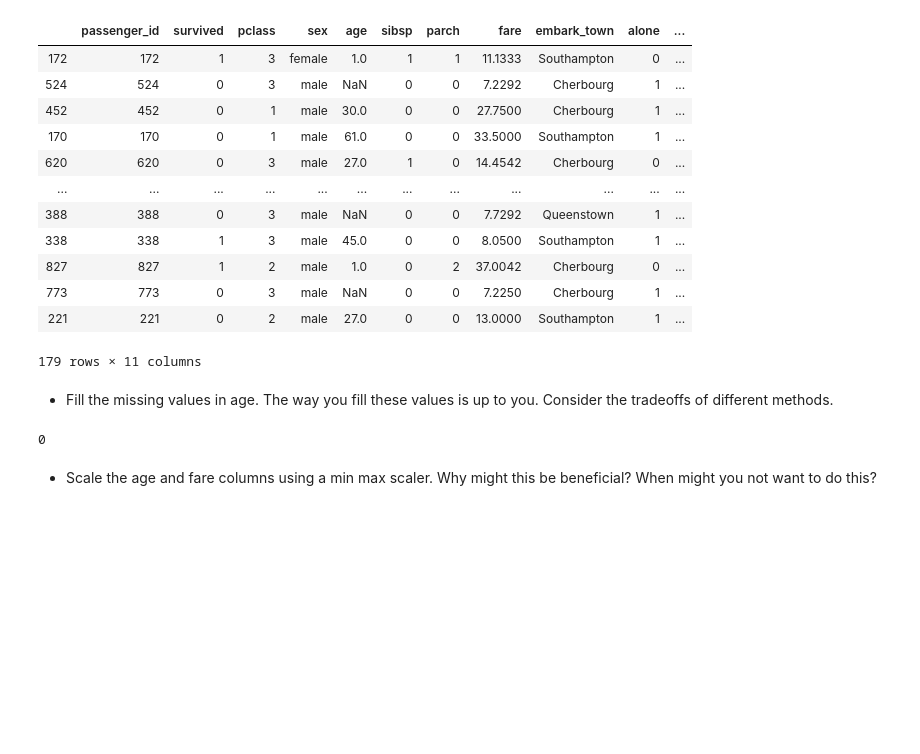
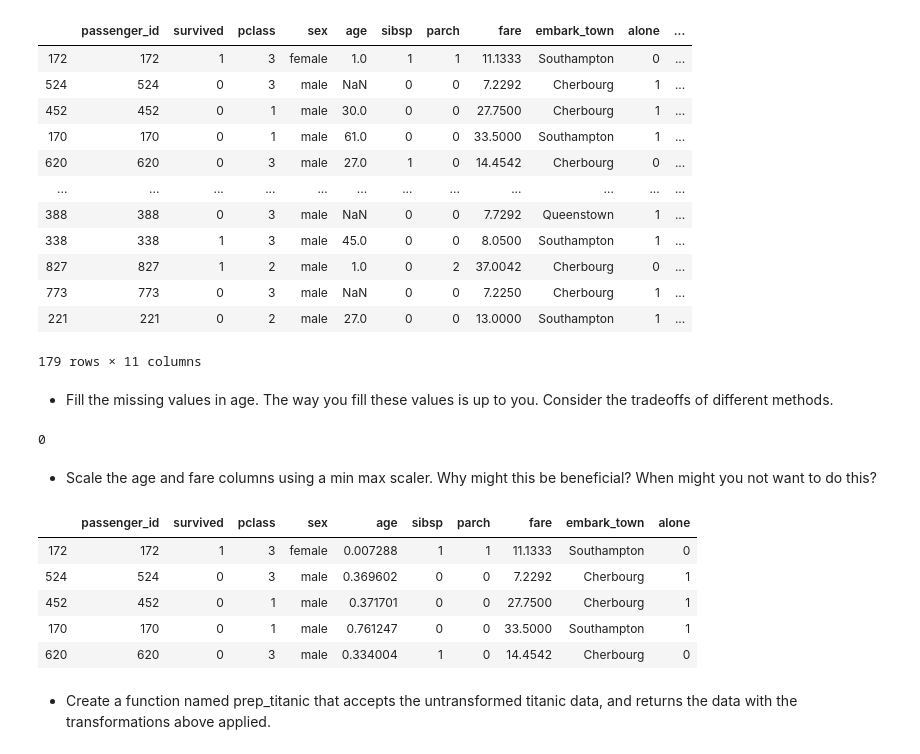
Before and after one commit to JadaShipp/ds-methodologies-exercises, a Jupyter notebook: classification/classification_exercises.ipynb, the cells around one changed output. Saved outputs shown, nothing was run; the diff lists cells and outputs as text; code cells hidden in the pictures; blank space fills up the shorter version.

```diff
--- a/classification/classification_exercises.ipynb
+++ b/classification/classification_exercises.ipynb
@@ -605,0 +612,9 @@ train.age = scaler.transform(train[['age']])
+# %%
+test.head()
+# %% [output]
+|  | passenger_id | survived | pclass | sex | age | sibsp | parch | fare | embark_town | alone |
+| 172 | 172 | 1 | 3 | female | 0.007288 | 1 | 1 | 11.1333 | Southampton | 0 |
+| 524 | 524 | 0 | 3 | male | 0.369602 | 0 | 0 | 7.2292 | Cherbourg | 1 |
+| 452 | 452 | 0 | 1 | male | 0.371701 | 0 | 0 | 27.7500 | Cherbourg | 1 |
+| 170 | 170 | 0 | 1 | male | 0.761247 | 0 | 0 | 33.5000 | Southampton | 1 |
+| 620 | 620 | 0 | 3 | male | 0.334004 | 1 | 0 | 14.4542 | Cherbourg | 0 |
@@ -605,0 +626,2 @@ train.age = scaler.transform(train[['age']])
+# %% [markdown]
+- Create a function named prep_titanic that accepts the untransformed titanic data, and returns the data with the transformations above applied.
```
Also changed, not shown: parts of 10 cells of this notebook, 1 other file.
